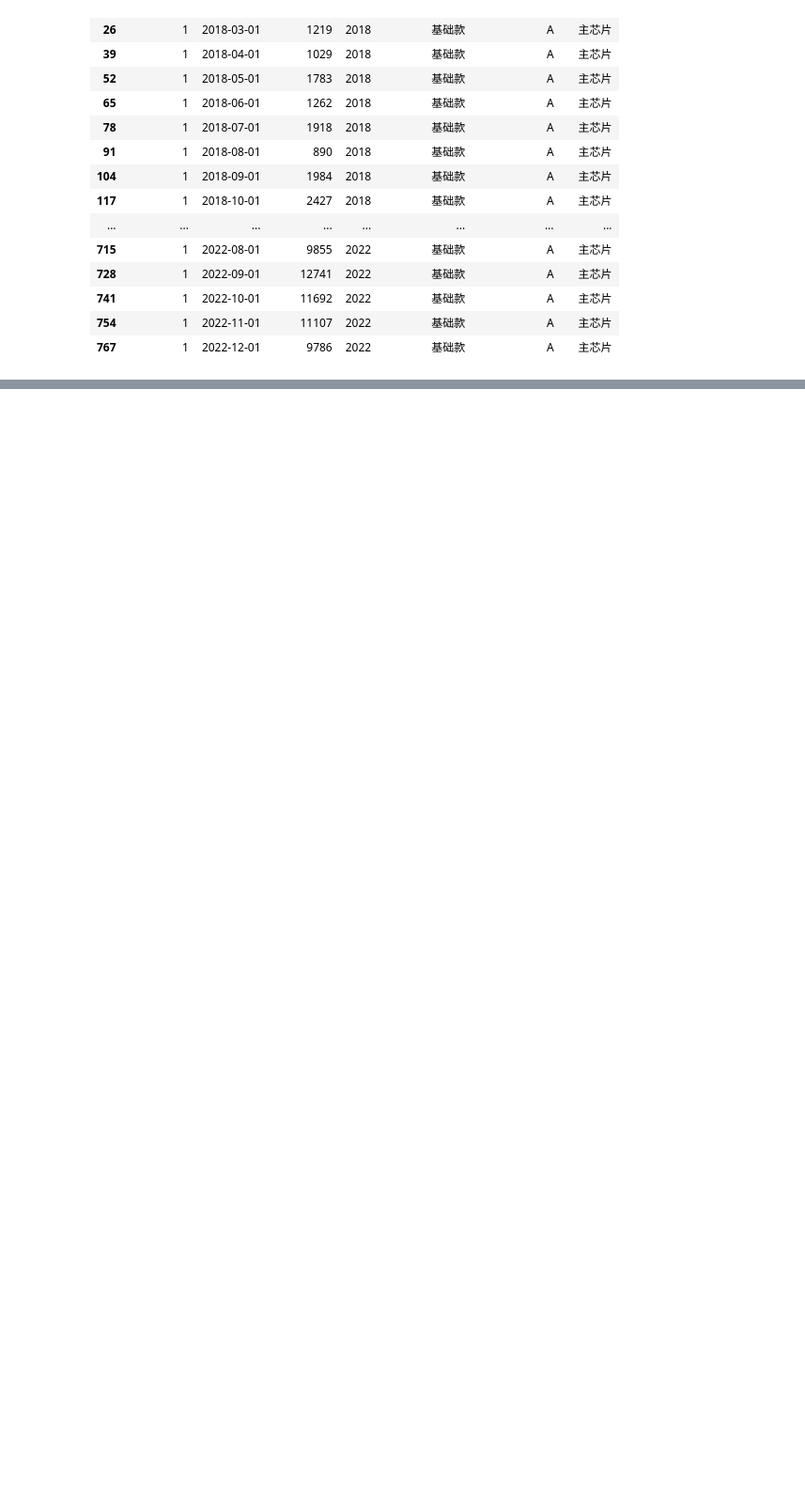
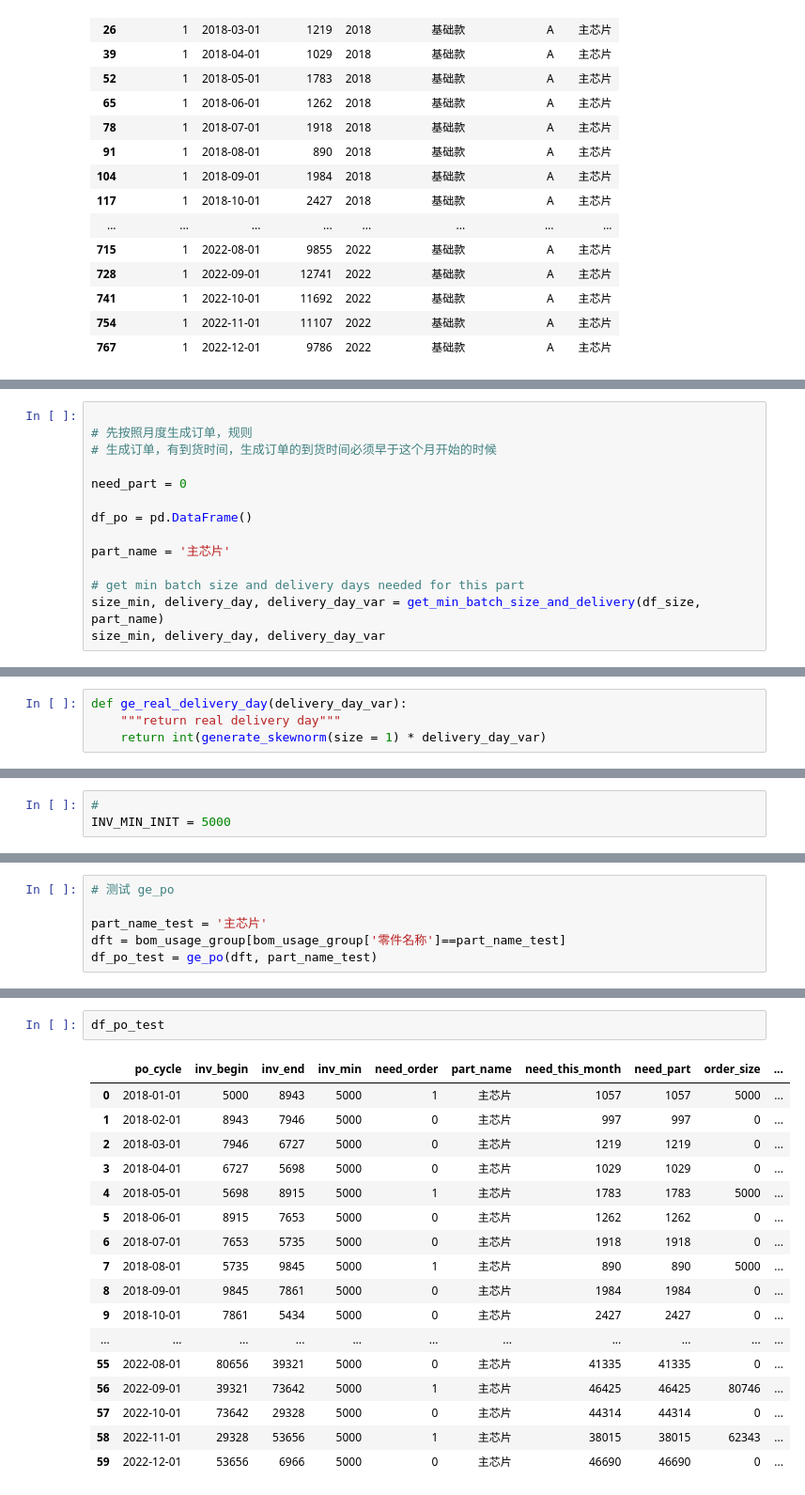
Before and after one commit to stvgz/mfg-operation-simulation, a Jupyter notebook: generator/9_0_bom_usage_and_supplier_batch.ipynb, the cells around one changed output, grey strips where cells are left out. Shown: that part at 94% size. Saved outputs shown, nothing was run; the diff lists cells and outputs as text; blank space fills up the shorter version.

Commit message:
[feat] Finished 1st version of bom usage and supply

```diff
--- a/generator/9_0_bom_usage_and_supplier_batch.ipynb
+++ b/generator/9_0_bom_usage_and_supplier_batch.ipynb
@@ -367,0 +318,14 @@ df_po
+# %%
+
+# 先按照月度生成订单，规则
+# 生成订单，有到货时间，生成订单的到货时间必须早于这个月开始的时候
+
+need_part = 0
+
+df_po = pd.DataFrame()
+
+part_name = '主芯片'
+
+# get min batch size and delivery days needed for this part
+size_min, delivery_day, delivery_day_var = get_min_batch_size_and_delivery(df_size, part_name)
+size_min, delivery_day, delivery_day_var
@@ -367,0 +334,4 @@ df_po
+# %%
+def ge_real_delivery_day(delivery_day_var):
+    """return real delivery day"""
+    return int(generate_skewnorm(size = 1) * delivery_day_var)
@@ -367,0 +347,3 @@ df_po
+# %%
+#
+INV_MIN_INIT = 5000
@@ -367,0 +437,6 @@ df_po
+# %%
+# 测试 ge_po
+
+part_name_test = '主芯片'
+dft = bom_usage_group[bom_usage_group['零件名称']==part_name_test]
+df_po_test = ge_po(dft, part_name_test)
@@ -367,0 +461,20 @@ df_po
+# %%
+df_po_test
+# %% [output]
+|  | po_cycle | inv_begin | inv_end | inv_min | need_order | part_name | need_this_month | need_part | order_size | ... |
+| 0 | 2018-01-01 | 5000 | 8943 | 5000 | 1 | 主芯片 | 1057 | 1057 | 5000 | ... |
+| 1 | 2018-02-01 | 8943 | 7946 | 5000 | 0 | 主芯片 | 997 | 997 | 0 | ... |
+| 2 | 2018-03-01 | 7946 | 6727 | 5000 | 0 | 主芯片 | 1219 | 1219 | 0 | ... |
+| 3 | 2018-04-01 | 6727 | 5698 | 5000 | 0 | 主芯片 | 1029 | 1029 | 0 | ... |
+| 4 | 2018-05-01 | 5698 | 8915 | 5000 | 1 | 主芯片 | 1783 | 1783 | 5000 | ... |
+| 5 | 2018-06-01 | 8915 | 7653 | 5000 | 0 | 主芯片 | 1262 | 1262 | 0 | ... |
+| 6 | 2018-07-01 | 7653 | 5735 | 5000 | 0 | 主芯片 | 1918 | 1918 | 0 | ... |
+| 7 | 2018-08-01 | 5735 | 9845 | 5000 | 1 | 主芯片 | 890 | 890 | 5000 | ... |
+| 8 | 2018-09-01 | 9845 | 7861 | 5000 | 0 | 主芯片 | 1984 | 1984 | 0 | ... |
+| 9 | 2018-10-01 | 7861 | 5434 | 5000 | 0 | 主芯片 | 2427 | 2427 | 0 | ... |
+| ... | ... | ... | ... | ... | ... | ... | ... | ... | ... | ... |
+| 55 | 2022-08-01 | 80656 | 39321 | 5000 | 0 | 主芯片 | 41335 | 41335 | 0 | ... |
+| 56 | 2022-09-01 | 39321 | 73642 | 5000 | 1 | 主芯片 | 46425 | 46425 | 80746 | ... |
+| 57 | 2022-10-01 | 73642 | 29328 | 5000 | 0 | 主芯片 | 44314 | 44314 | 0 | ... |
+| 58 | 2022-11-01 | 29328 | 53656 | 5000 | 1 | 主芯片 | 38015 | 38015 | 62343 | ... |
+| 59 | 2022-12-01 | 53656 | 6966 | 5000 | 0 | 主芯片 | 46690 | 46690 | 0 | ... |
```
Also changed, not shown: parts of 20 cells of this notebook, 5 other files.
